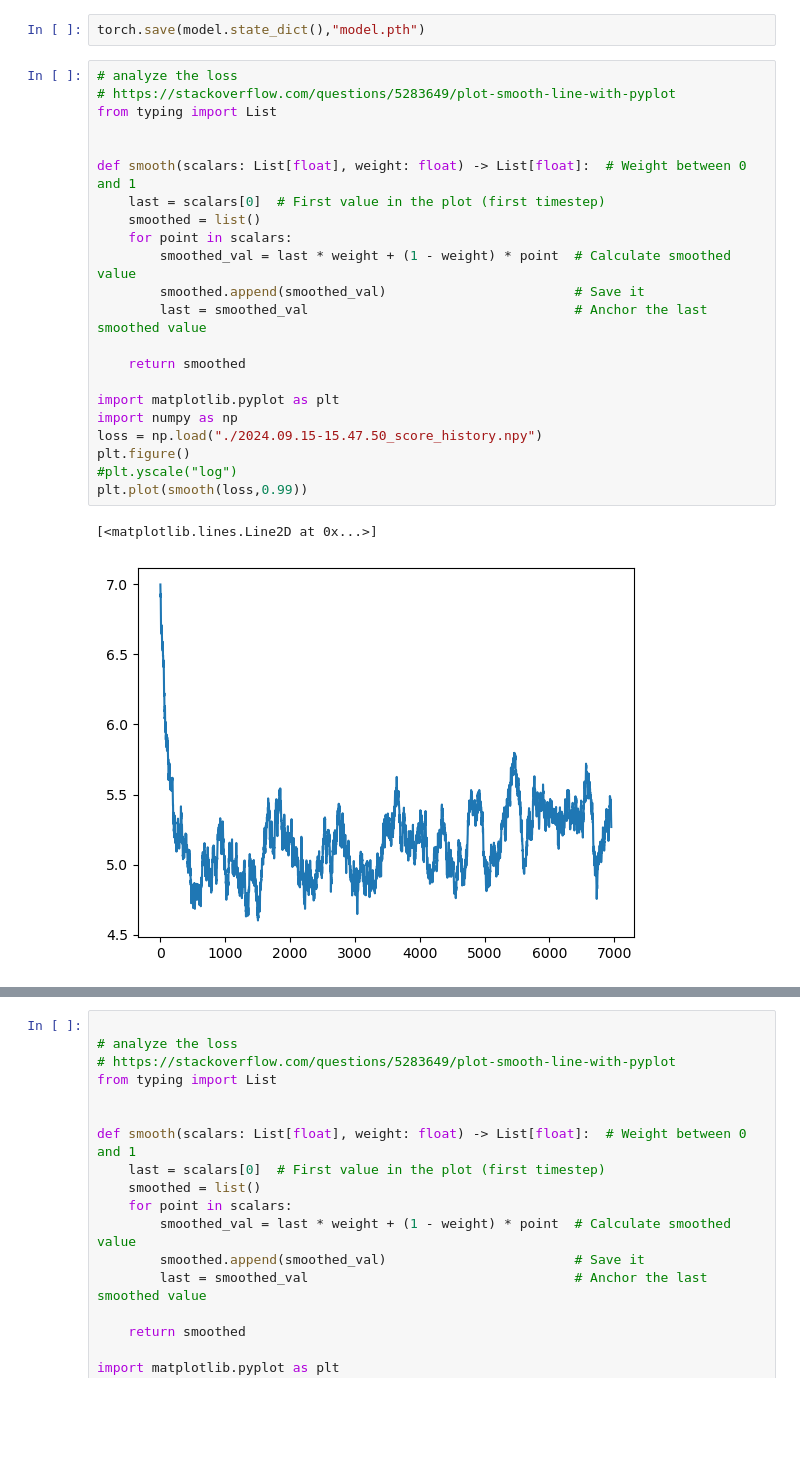
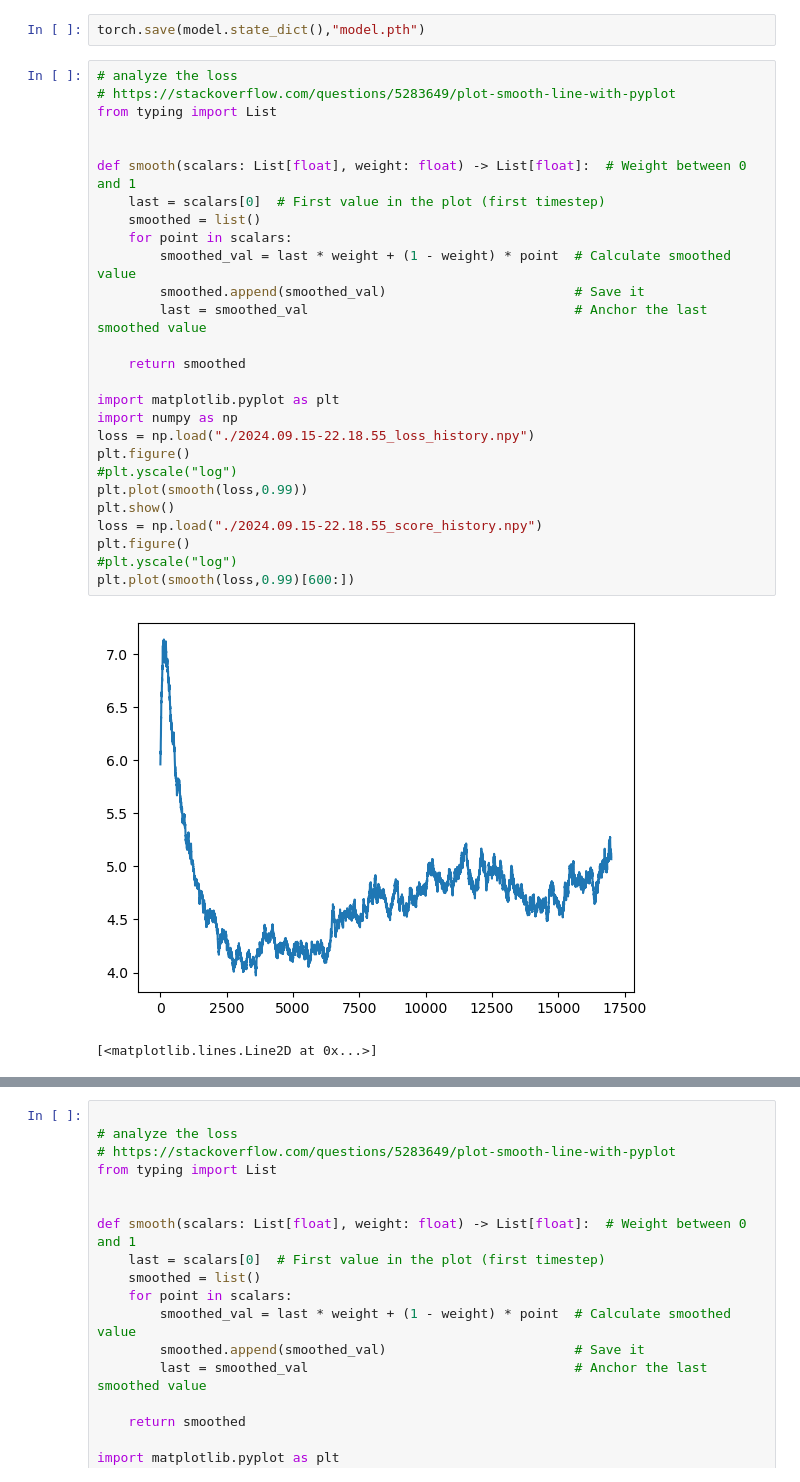
Before and after one commit to anacarsi/ss24_ReinforcementLearning_BomberMan, a Jupyter notebook: agent_code/forth_agent/creation.ipynb, the cells around one changed output, grey strips where cells are left out. Saved outputs shown, nothing was run; the diff lists cells and outputs as text; blank space fills up the shorter version.

```diff
--- a/agent_code/forth_agent/creation.ipynb
+++ b/agent_code/forth_agent/creation.ipynb
@@ -70,25 +70,30 @@ torch.save(model.state_dict(),"model.pth")
 # %%
 # analyze the loss
 # https://stackoverflow.com/questions/5283649/plot-smooth-line-with-pyplot
 from typing import List
 
 
 def smooth(scalars: List[float], weight: float) -> List[float]:  # Weight between 0 and 1
     last = scalars[0]  # First value in the plot (first timestep)
     smoothed = list()
     for point in scalars:
         smoothed_val = last * weight + (1 - weight) * point  # Calculate smoothed value
         smoothed.append(smoothed_val)                        # Save it
         last = smoothed_val                                  # Anchor the last smoothed value
 
     return smoothed
 
 import matplotlib.pyplot as plt
 import numpy as np
-loss = np.load("./2024.09.15-15.47.50_score_history.npy")
+loss = np.load("./2024.09.15-22.18.55_loss_history.npy")
 plt.figure()
 #plt.yscale("log")
 plt.plot(smooth(loss,0.99))
+plt.show()
+loss = np.load("./2024.09.15-22.18.55_score_history.npy")
+plt.figure()
+#plt.yscale("log")
+plt.plot(smooth(loss,0.99)[600:])
 # %% [output]
+[figure, new version]
 [<matplotlib.lines.Line2D at 0x...>]
-[figure, old version]
```
Also changed, not shown: parts of 1 cell of this notebook, 3 other files.
